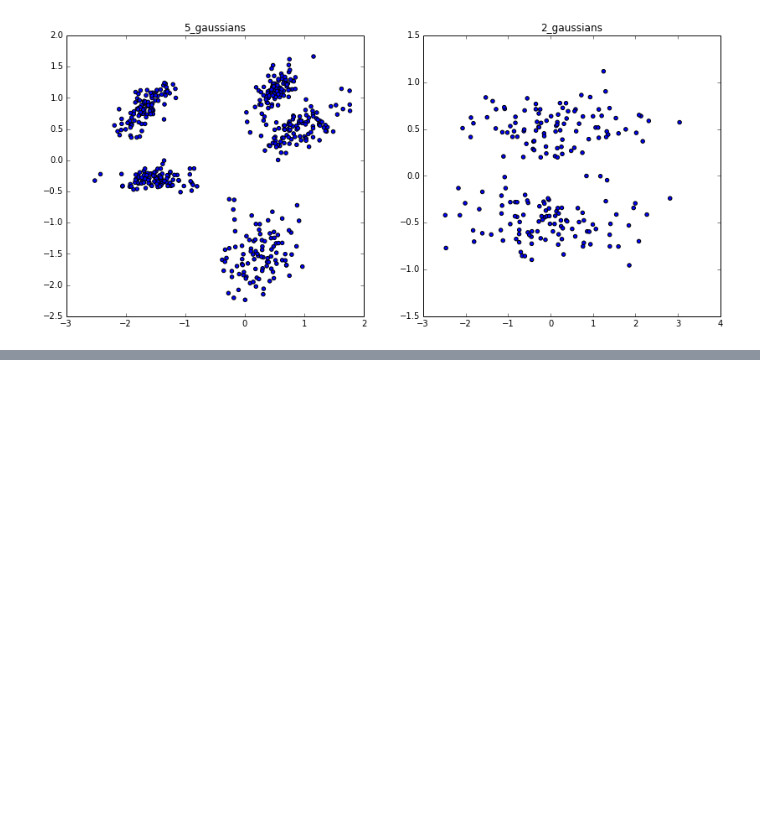
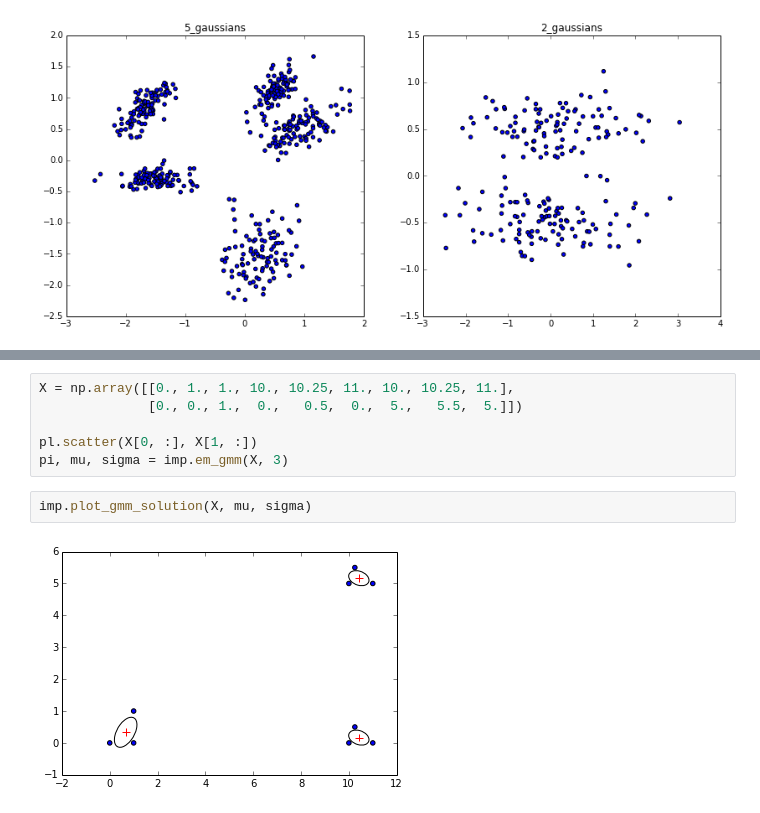
Before and after one commit to philjjoon/Lab-MachineLearning, a Jupyter notebook: ProblemSet-02/ps2_stubs_and_tests/ps2_application.ipynb, the cells around one changed output, grey strips where cells are left out. Drawn from its saved outputs; the diff is of its cells as text; blank space fills up the shorter version.

```diff
--- a/ProblemSet-02/ps2_stubs_and_tests/ps2_application.ipynb
+++ b/ProblemSet-02/ps2_stubs_and_tests/ps2_application.ipynb
@@ -27,0 +66,10 @@ ax2.set_title('2_gaussians')
+# %%
+X = np.array([[0., 1., 1., 10., 10.25, 11., 10., 10.25, 11.],
+              [0., 0., 1.,  0.,   0.5,  0.,  5.,   5.5,  5.]])
+
+pl.scatter(X[0, :], X[1, :])
+pi, mu, sigma = imp.em_gmm(X, 3)
+# %%
+imp.plot_gmm_solution(X, mu, sigma)
+# %% [output]
+[figure, added]
```
Also changed, not shown: parts of 5 cells of this notebook, 2 other files.
